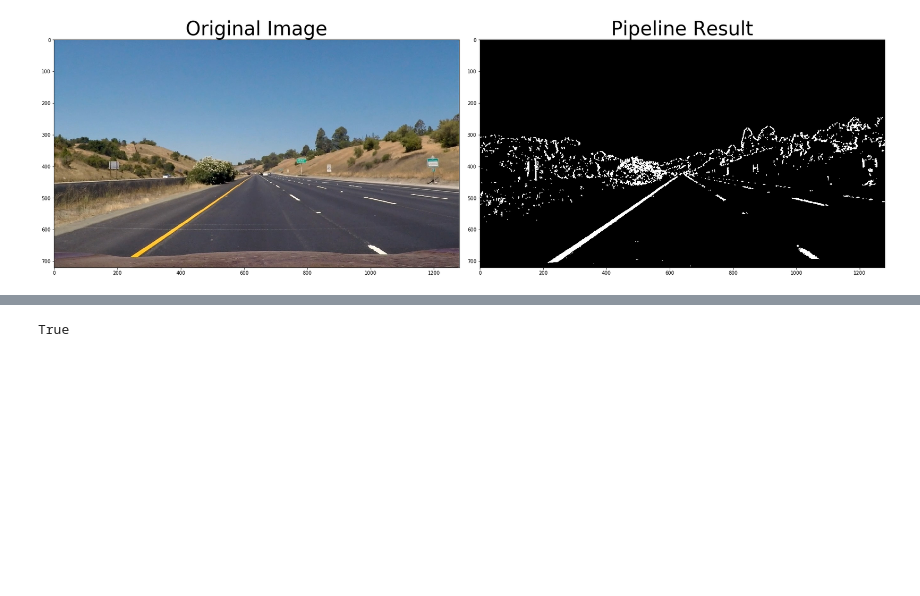
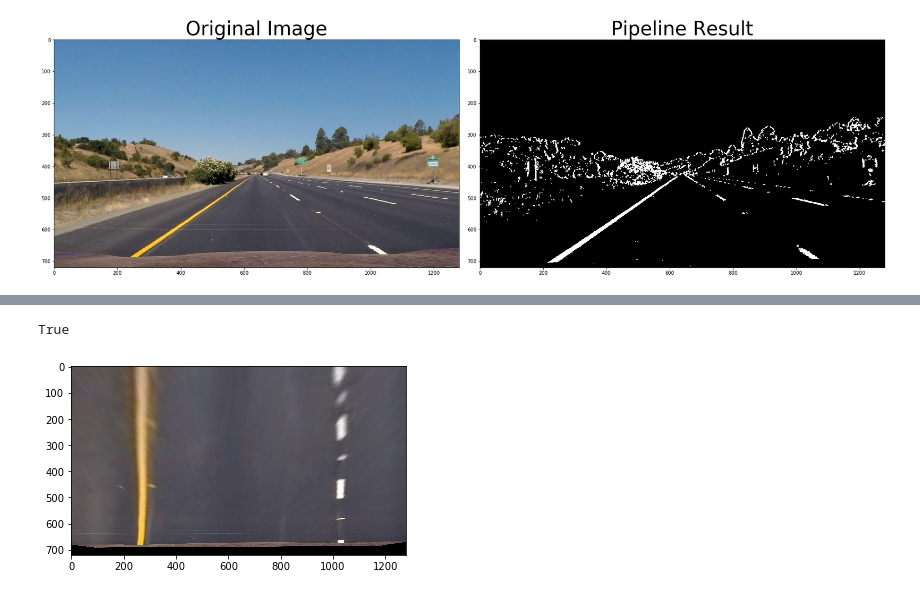
Before and after one commit to pradeepA2125/CarND-Advanced-Lane-Lines, a Jupyter notebook: advanced lane detection.ipynb, the cells around one changed output, grey strips where cells are left out. Cells and saved outputs as stored; diff of their text form; code cells hidden in the pictures; blank space fills up the shorter version.

```diff
--- a/advanced lane detection.ipynb
+++ b/advanced lane detection.ipynb
@@ -133,30 +143,33 @@ plt.subplots_adjust(left=0., right=1, top=0.9, bottom=0.)
 # %%
 def warped(img):
     # source trapezoid points
+    img_size = (img.shape[1], img.shape[0])
+
     src = np.float32([[685,450],
-                      [1025,671],
-                      [267,671],
-                      [593,450]])
+                      [1033,671],
+                      [262,678],
+                      [595,450]])
 
     # destination rectangle points
-    dst = np.float32([[1025,0],
-                      [1025,671],
-                      [267,671],
-                      [267,0]])
+    dst = np.float32([[1033,0],
+                      [1033,671],
+                      [262,678],
+                      [262,0]])
     #get transformation matrix
     M = cv2.getPerspectiveTransform(src, dst)
 
     #inverse transform
     Minv = cv2.getPerspectiveTransform(dst, src)
 
     # get bird's eye view
     warped = cv2.warpPerspective(img, M, img_size, flags=cv2.INTER_LINEAR)
     return warped
 
 image = mpimg.imread('test_images/straight_lines1.jpg')
 warped_image = warped(image)
 plt.imshow(warped_image)
-warped_image cv2.cvtColor(warped_image,cv2.COLOR_RGB2BGR)
+warped_image = cv2.cvtColor(warped_image,cv2.COLOR_RGB2BGR)
 cv2.imwrite('output_images/perceptive_warped.jpg',warped_image)
 # %% [output]
 True
+[figure, added]
```
Also changed, not shown: parts of 6 cells of this notebook, 3 other files.
